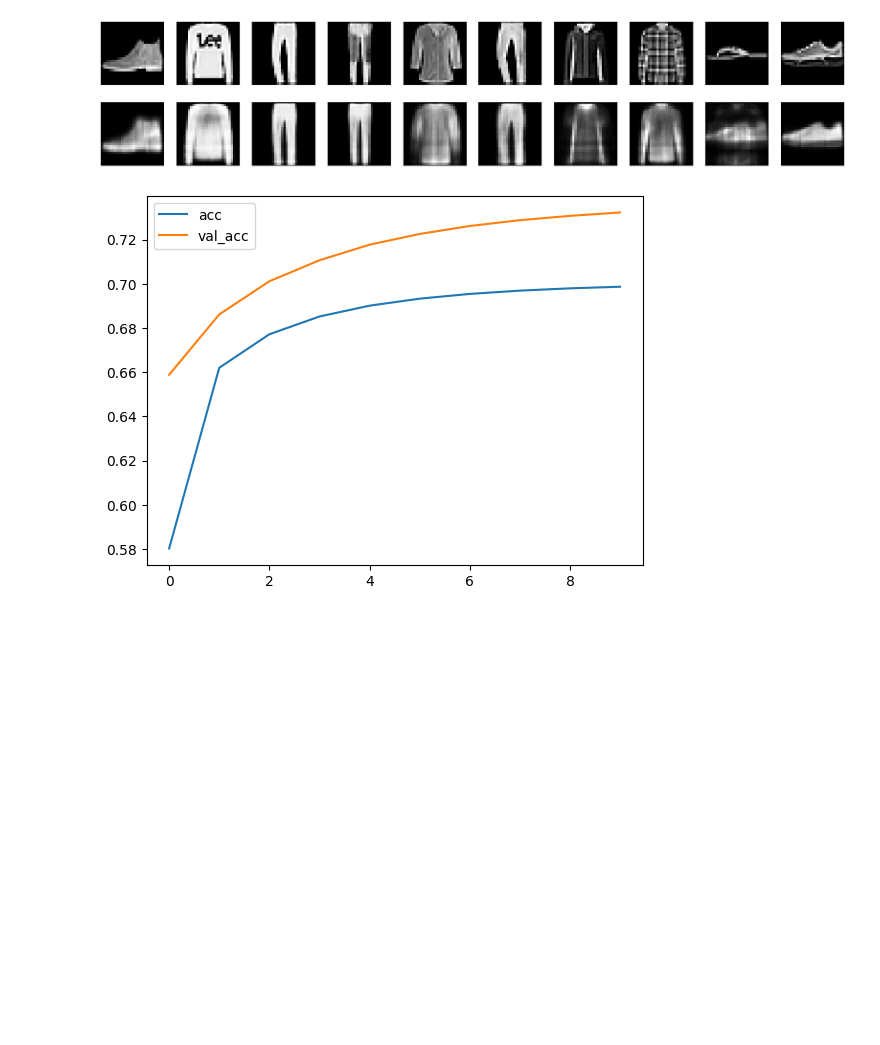
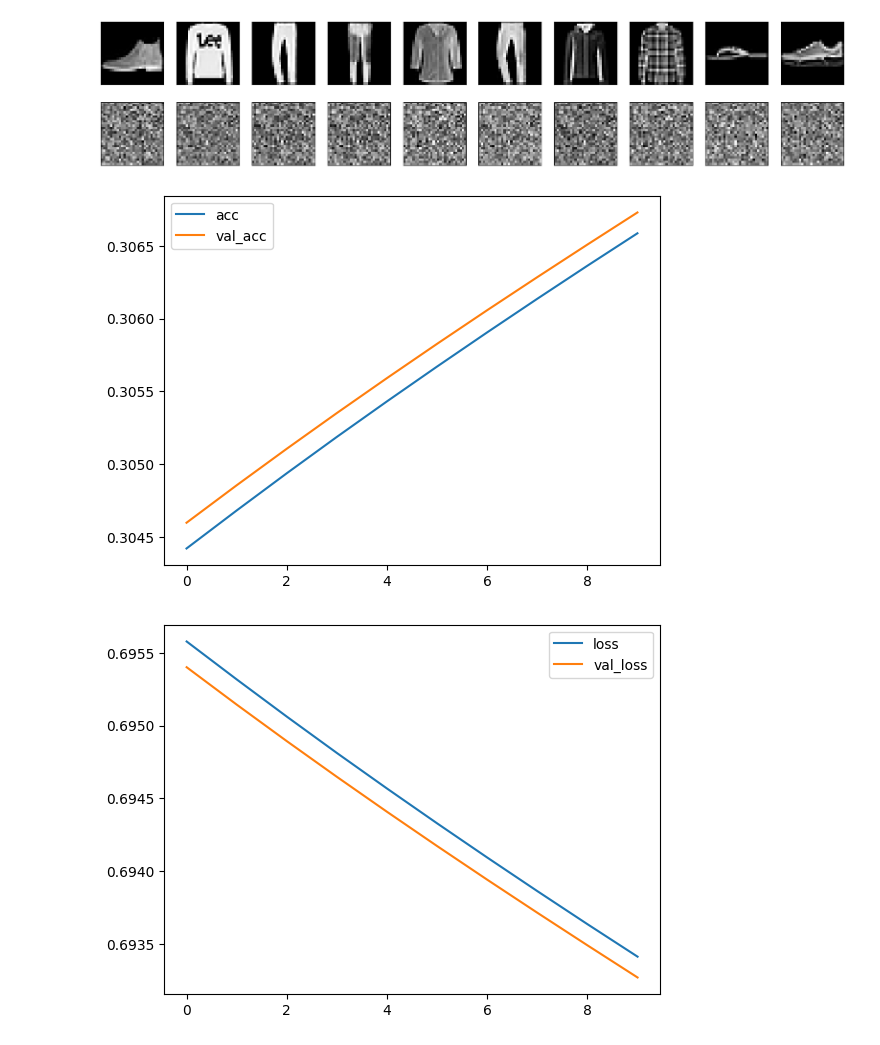
Before and after one commit to sxk7912/Bigdata, a Jupyter notebook: ICP8/ICP8.ipynb, the cells around one changed output. Drawn from its saved outputs; the diff is of its cells as text; code cells hidden in the pictures; blank space fills up the shorter version.

```diff
--- a/ICP8/ICP8.ipynb
+++ b/ICP8/ICP8.ipynb
@@ -91,7 +106,7 @@ input_img = Input(shape=(784,))
 encoded = Dense(encoding_dim, activation='relu')(input_img)
 decoded = Dense(784, activation='sigmoid')(encoded)
 autoencoder = Model(input_img, decoded)
-autoencoder.compile(optimizer='adam', loss='binary_crossentropy')
+autoencoder.compile(optimizer='adadelta', loss='binary_crossentropy')
 
 # Data loading
 (x_train, _), (x_test, _) = fashion_mnist.load_data()
@@ -114,7 +129,7 @@ history = autoencoder.fit(x_train_noisy, x_train,
                 validation_data=(x_test_noisy, x_test_noisy))
 
 # Predictions
-x_test_predicted = autoencoder.predict(x_test_noisy)
+decoded_imgs = autoencoder.predict(x_test_noisy)
 
 # Visualize
 # ...
@@ -146,5 +161,11 @@ plt.plot(accuracy, label='acc')
 plt.plot(val_accuracy, label='val_acc')
 plt.legend()
 plt.show()
+
+# Plot loss
+plt.plot(loss, label='loss')
+plt.plot(val_loss, label='val_loss')
+plt.legend()
+plt.show()
 # %% [output]
 Epoch 1/10
@@ -166,3 +187,4 @@ Epoch 10/10
 313/313 [==============================] - 1s 2ms/step
-[figure, old version]
+[figure, new version]
-[figure, old version]
+[figure, new version]
+[figure, added]
```
Also changed, not shown: parts of 3 cells of this notebook, 1 other file.
